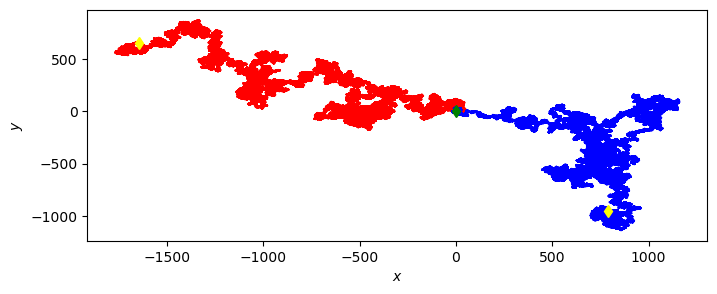
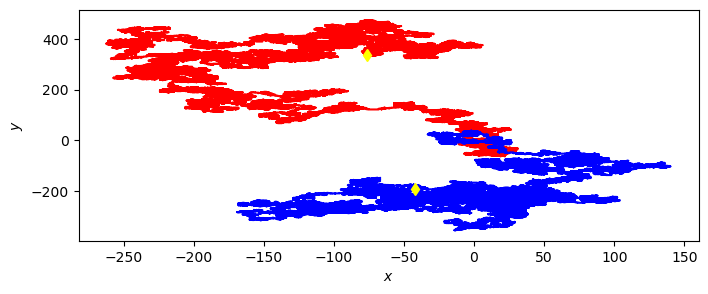
The change to this notebook cell's code, shown as a diff; its figure went from the first image to the second:
--- before
+++ after
@@ -6,5 +6,5 @@
 plt.plot(x1[-1], y1[-1],  marker = 'd',color = 'yellow')
 plt.plot(x2[-1], y2[-1], marker = 'd',color = 'yellow')
-plt.plot(x1[0], y1[0], marker = 'd', color = "green")
+#plt.plot(x1[0], y1[0], marker = 'd', color = "green")
 #plt.plot(path_2[0], path_2[1], color = 'blue')
 #plt.plot(path_3[0], path_3[1], color = 'green')

Commit: update